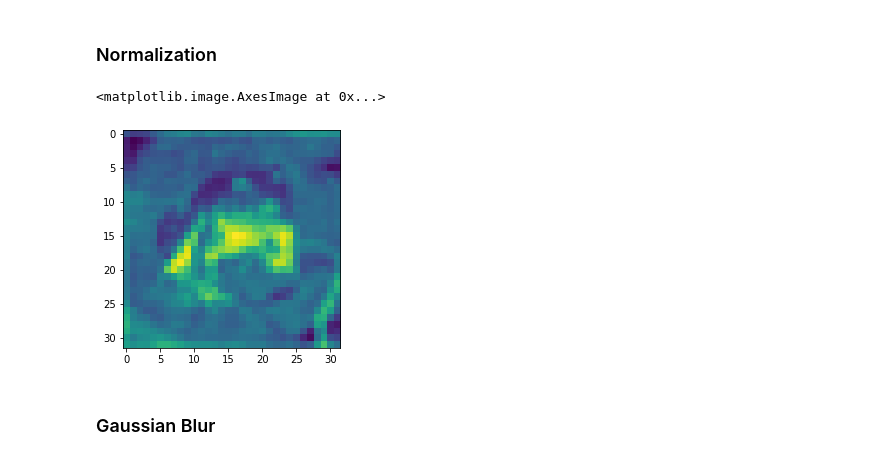
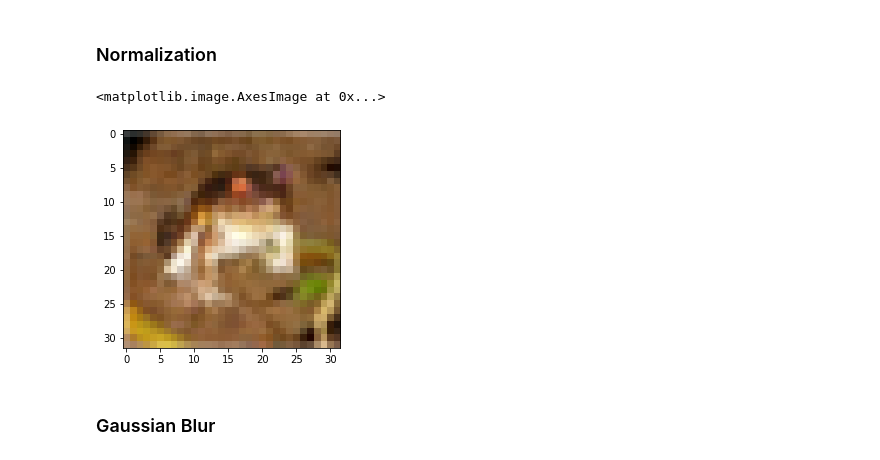
Before and after one commit to NevilleMthw/CIFAR-10-Project, a Jupyter notebook: COP508 ML CW.ipynb, the cells around one changed output. Saved outputs shown, nothing was run; the diff lists cells and outputs as text; code cells hidden in the pictures.

```diff
--- a/COP508 ML CW.ipynb
+++ b/COP508 ML CW.ipynb
@@ -143,12 +144,12 @@ plt.imshow(grayscale_train_img[0], cmap='gray')
 ### <a name="normalization">Normalization</a>
 # %%
 # Normalizing all images in the dataset in the range of 0 and 1.
-normalized_train_img = [one_img/255.0 for one_img in grayscale_train_img]
-normalized_test_img = [one_img/255.0 for one_img in grayscale_test_img]
+normalized_train_img = [one_img/255.0 for one_img in train_imgs]
+normalized_test_img = [one_img/255.0 for one_img in test_imgs]
 plt.imshow(normalized_train_img[0])
 # %% [output]
 <matplotlib.image.AxesImage at 0x...>
-[figure, old version]
+[figure, new version]
 # %% [markdown]
 ### <a name="blur">Gaussian Blur</a>
 # %%
```
Also changed, not shown: parts of 20 cells of this notebook.
